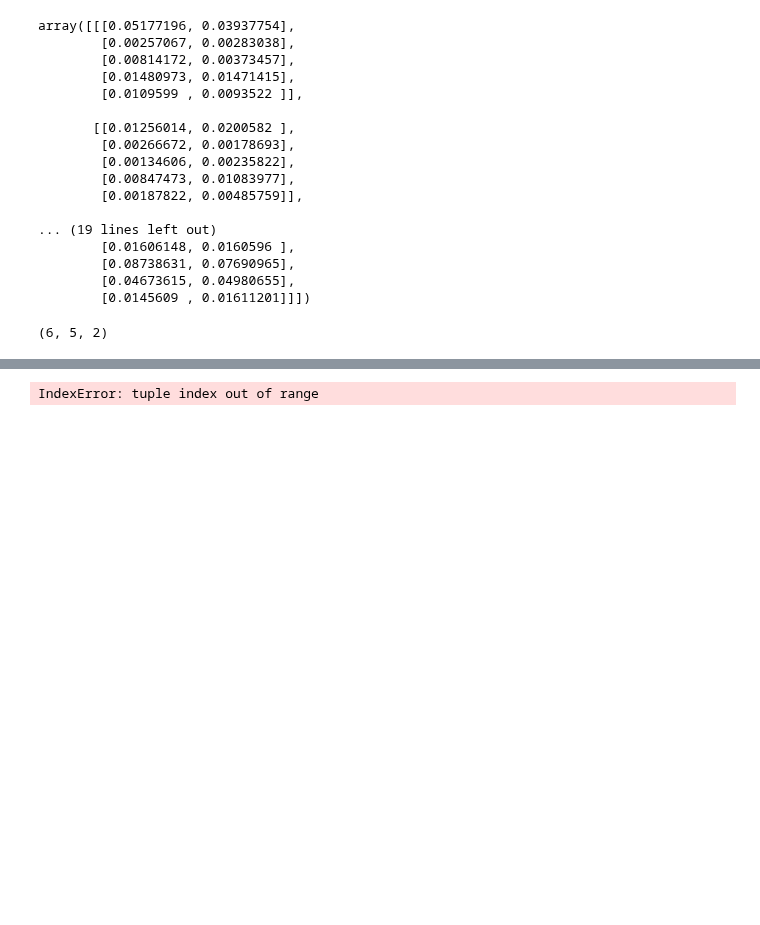
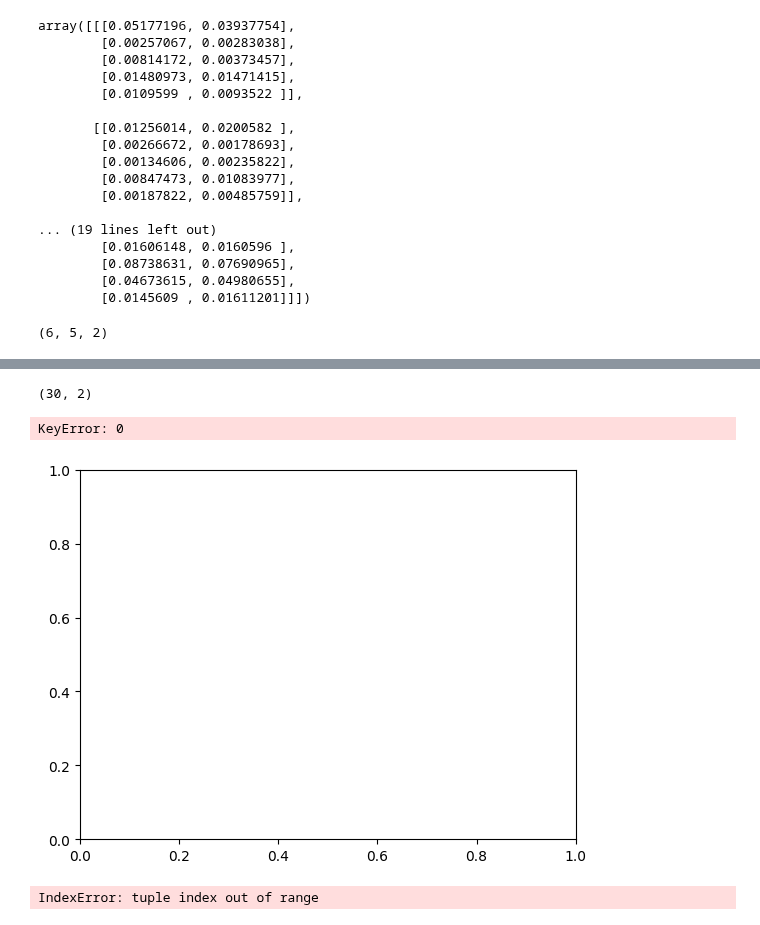
Before and after one commit to abuudarda/synthetic-population-simulation, a Jupyter notebook: Multidimensional_IPF_1.ipynb, the cells around one changed output, grey strips where cells are left out. Saved outputs shown, nothing was run; the diff lists cells and outputs as text; code cells hidden in the pictures; blank space fills up the shorter version.

Commit message:
images

```diff
--- a/Multidimensional_IPF_1.ipynb
+++ b/Multidimensional_IPF_1.ipynb
@@ -472,8 +472,8 @@ row_labels = ['white','black','native','asian','pacific-islander','other']
 column_labels = ['child','tenager','young-adult','adult','senior']
 
 # Create multi-index for rows and columns
-row_index = pd.MultiIndex.from_product([row_labels, column_labels], names=['Row', 'Column'])
-column_index = pd.MultiIndex.from_product([column_names], names=['Value'])
+row_index = pd.MultiIndex.from_product([row_labels, column_labels], names=['Race', 'Age'])
+column_index = pd.MultiIndex.from_product([column_names], names=['sex'])
 
 # Create DataFrame
 df = pd.DataFrame(array_3d.reshape((-1, array_3d.shape[2])), index=row_index, columns=column_index)
@@ -501,3 +502,27 @@ black            child        0.012560  0.020058
+# %%
+df.shape
+# %% [output]
+(30, 2)
+# %%
+data=df
+fig, ax = plt.subplots()
+colors = np.random.rand(*data.shape)
+# Create a table from the dataframe
+table = ax.table(cellText=data, cellColours=colors, loc='center')
+
+# Set the font size and cell padding
+table.set_fontsize(14)
+table.scale(1, 1.5)  # Adjust the scaling if needed
+table.auto_set_column_width(col=list(range(len(data[0]))))  # Auto adjust column width
+
+# Hide the axes
+ax.axis('off')
+
+# Show the plot
+plt.show()
+# %% [output]
+KeyError: 0
+[figure, added]
 # %%
 import pandas as pd
 import numpy as np
```
Also changed, not shown: parts of 1 cell of this notebook, 5 other files.
